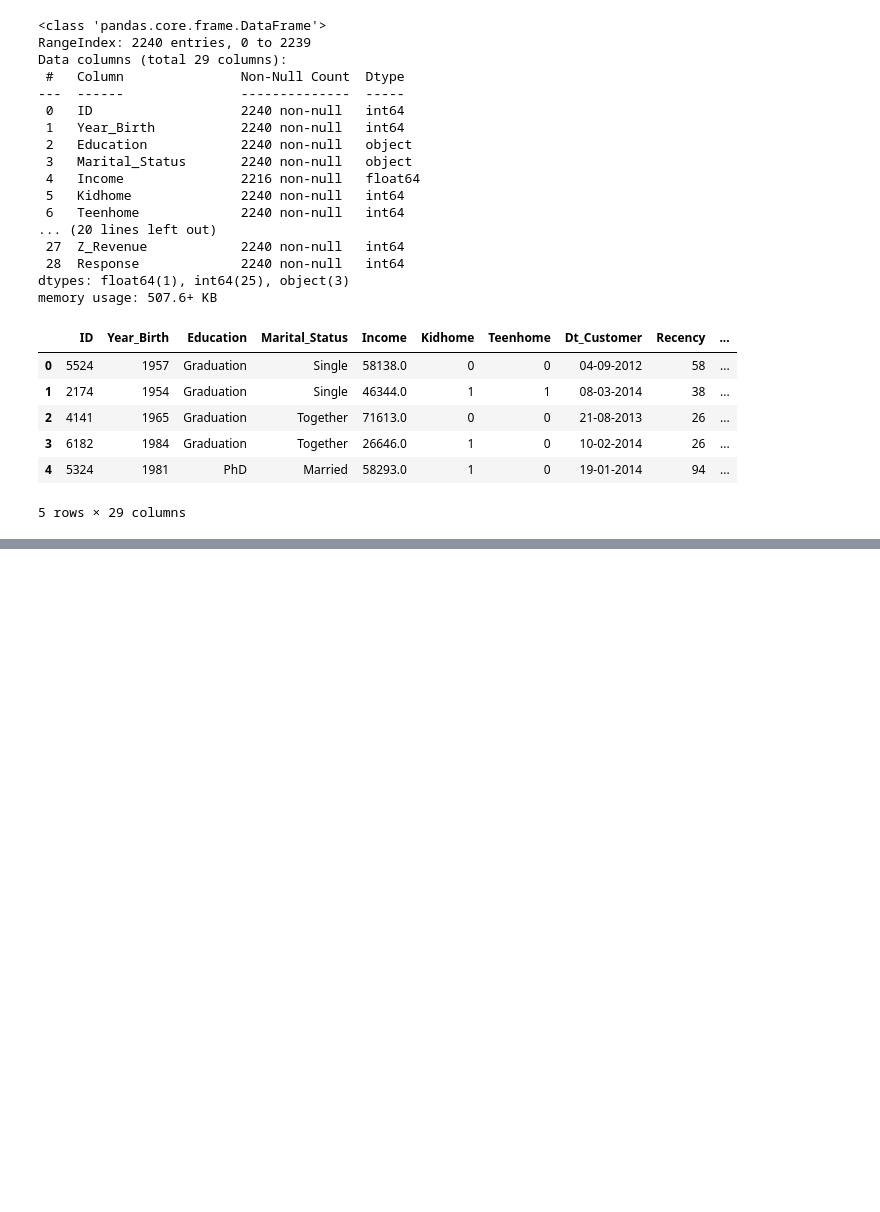
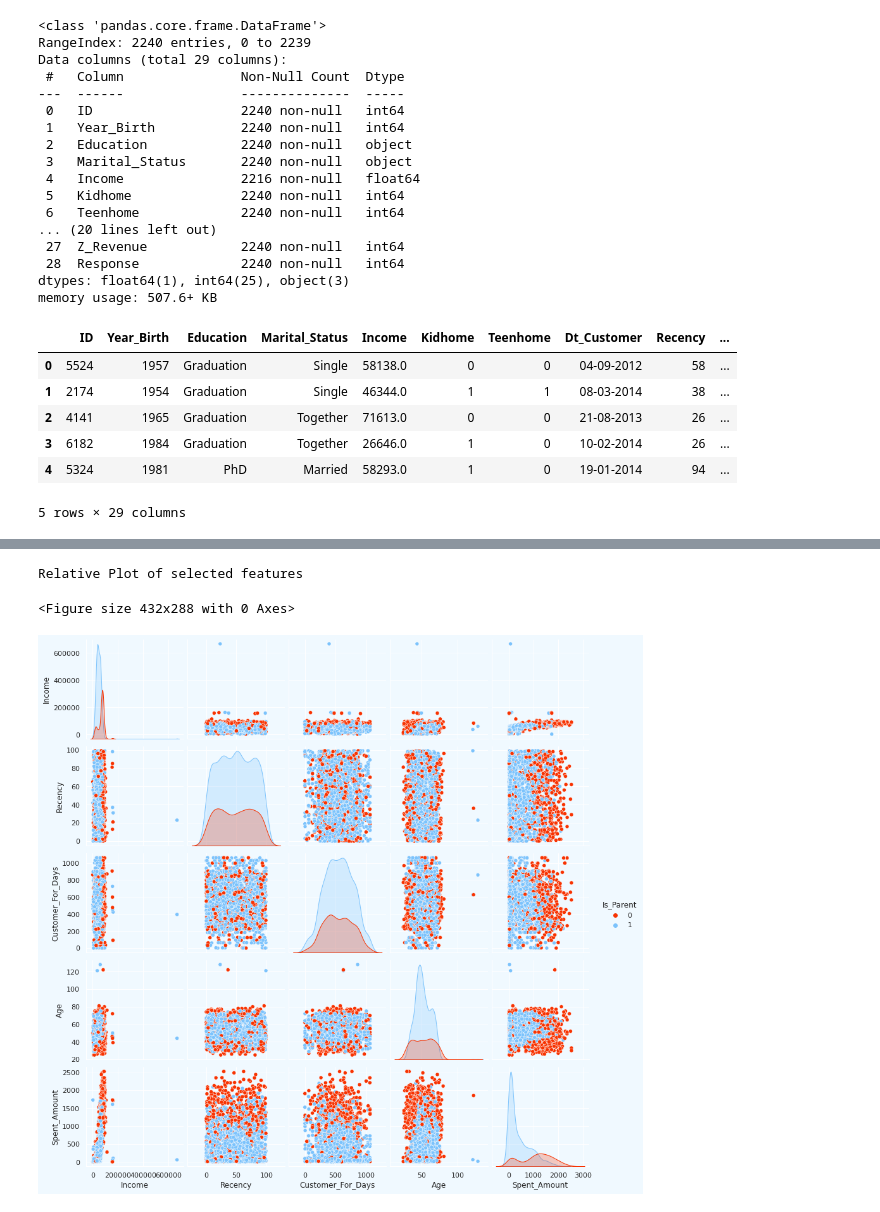
Before and after one commit to pachchigarsnehi/customer_analysis, a Jupyter notebook: customer_personality_analysis.ipynb, the cells around one changed output, grey strips where cells are left out. Cells and saved outputs as stored; diff of their text form; code cells hidden in the pictures; blank space fills up the shorter version.

Commit message:
feature engneering and outliers plotting done

```diff
--- a/customer_personality_analysis.ipynb
+++ b/customer_personality_analysis.ipynb
@@ -34,0 +152,8 @@ customer.head()
+# %%
+#calculating other customer's number of days relative to the oldest customer in the dataset
+relative_date = min(dates) #oldest customer
+customer_days = [date-relative_date for date in dates]
+customer["Customer_For_Days"] = customer_days
+customer["Customer_For_Days"] = customer.Customer_For_Days.astype(str).map(lambda x: x[:-4])
+customer["Customer_For_Days"] = pd.to_numeric(customer["Customer_For_Days"], errors="coerce")
+customer["Customer_For_Days"]
@@ -34,0 +250,22 @@ customer.head()
+# %%
+# Grouping Education Level
+# current levels
+# customer["Education"].value_counts()
+# Categories and count in education Status
+# Graduation    1116
+# PhD            481
+# Master         365
+# 2n Cycle       200
+# Basic           54
+# Reducing -----
+# Basic - Undergraduate
+# 2nd Cycle - Undergraduate
+# Graduation - Graduate
+# Master - Postgraduate
+# PhD - Postgraduate
+customer["Education"]=customer["Education"].replace({"Basic":"Undergraduate","2n Cycle":"Undergraduate", "Graduation":"Graduate", "Master":"Postgraduate", "PhD":"Postgraduate"})
+# %%
+# Dropping some redundant and unused features
+# Marital status - since we already feature engineered it to "Partner"
+drop_cols = ["Marital_Status", "Dt_Customer", "Z_CostContact", "Z_Revenue", "Year_Birth", "ID"]
+customer = customer.drop(drop_cols, axis=1)
@@ -34,0 +285,18 @@ customer.head()
+# %%
+# observing the data
+# max age = 128, to identify outliers?
+# setting the colors
+sns.set(rc={"axes.facecolor":"#f0f9ff","figure.facecolor":"#f0f9ff"})
+pallet = ["#682F2F", "#9E726F", "#D6B2B1", "#B9C0C9", "#9F8A78", "#F3AB60"]
+cmap = colors.ListedColormap(["#682F2F", "#9E726F", "#D6B2B1", "#B9C0C9", "#9F8A78", "#F3AB60"])
+#Plotting following features
+To_Plot = [ "Income", "Recency", "Customer_For_Days", "Age", "Spent_Amount", "Is_Parent"]
+print("Relative Plot of selected features")
+plt.figure()
+sns.pairplot(customer[To_Plot], hue= "Is_Parent",palette= (["#f73302","#7cc3fc"]))
+#Taking hue
+plt.show()
+# %% [output]
+Relative Plot of selected features
+<Figure size 432x288 with 0 Axes>
+[figure, added]
```
Also changed, not shown: parts of 17 cells of this notebook, 2 other files.
